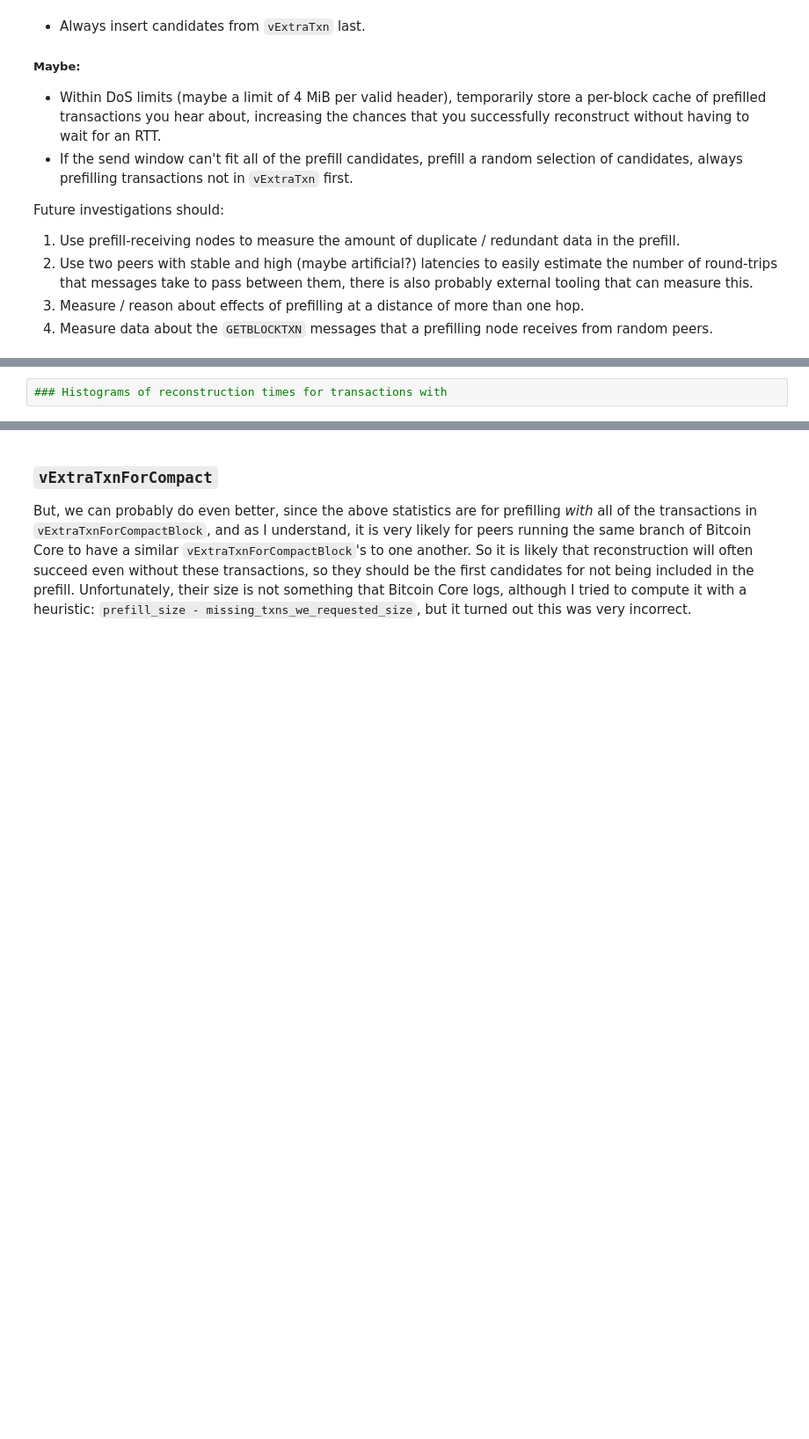
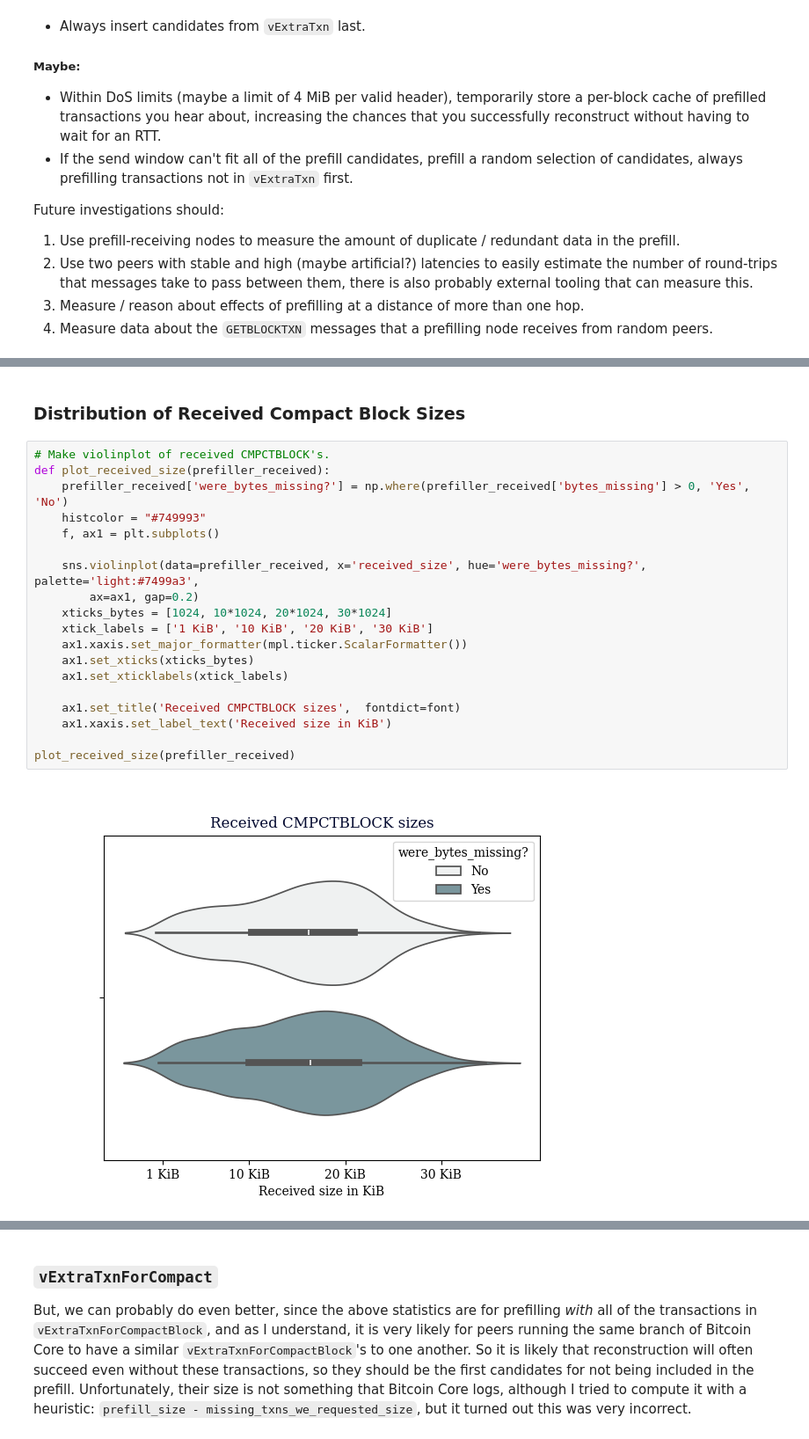
Before and after one commit to davidgumberg/logkicker, a Jupyter notebook: compactblocks/2025-07-11-first-report/Prefilling.ipynb, the cells around one changed output, grey strips where cells are left out. Shown at 88% size. Saved outputs shown, nothing was run; the diff lists cells and outputs as text; blank space fills up the shorter version.

```diff
--- a/compactblocks/2025-07-11-first-report/Prefilling.ipynb
+++ b/compactblocks/2025-07-11-first-report/Prefilling.ipynb
@@ -233,5 +340,26 @@ Avg bytes missing from received blocks: 47849.36
 Avg reconstruction time: 25.741588ms
-# %%
-### Histograms of reconstruction times for transactions with
+# %% [markdown]
+### Distribution of Received Compact Block Sizes
+# %%
+# Make violinplot of received CMPCTBLOCK's.
+def plot_received_size(prefiller_received):
+    prefiller_received['were_bytes_missing?'] = np.where(prefiller_received['bytes_missing'] > 0, 'Yes', 'No')
+    histcolor = "#749993"
+    f, ax1 = plt.subplots()
+
+    sns.violinplot(data=prefiller_received, x='received_size', hue='were_bytes_missing?', palette='light:#7499a3',
+        ax=ax1, gap=0.2)
+    xticks_bytes = [1024, 10*1024, 20*1024, 30*1024]
+    xtick_labels = ['1 KiB', '10 KiB', '20 KiB', '30 KiB']
+    ax1.xaxis.set_major_formatter(mpl.ticker.ScalarFormatter())
+    ax1.set_xticks(xticks_bytes)
+    ax1.set_xticklabels(xtick_labels)
+
+    ax1.set_title('Received CMPCTBLOCK sizes',  fontdict=font)
+    ax1.xaxis.set_label_text('Received size in KiB')
+
+plot_received_size(prefiller_received)
+# %% [output]
+[figure, added]
 # %%
 # Plot reconstruction time histogram and bytesmissing/reconstructiontime scatterplot
```
Also changed, not shown: parts of 30 cells of this notebook.
